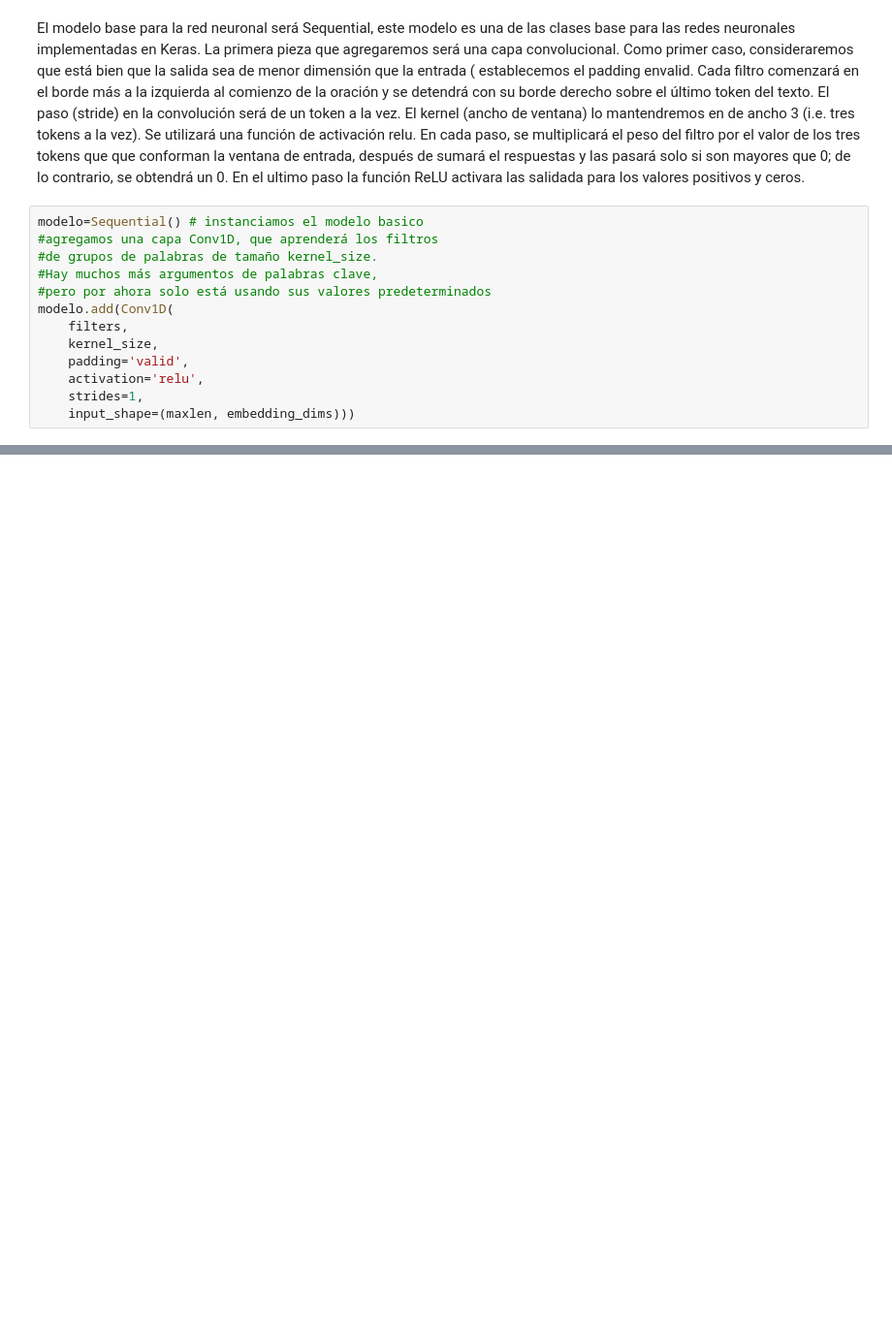
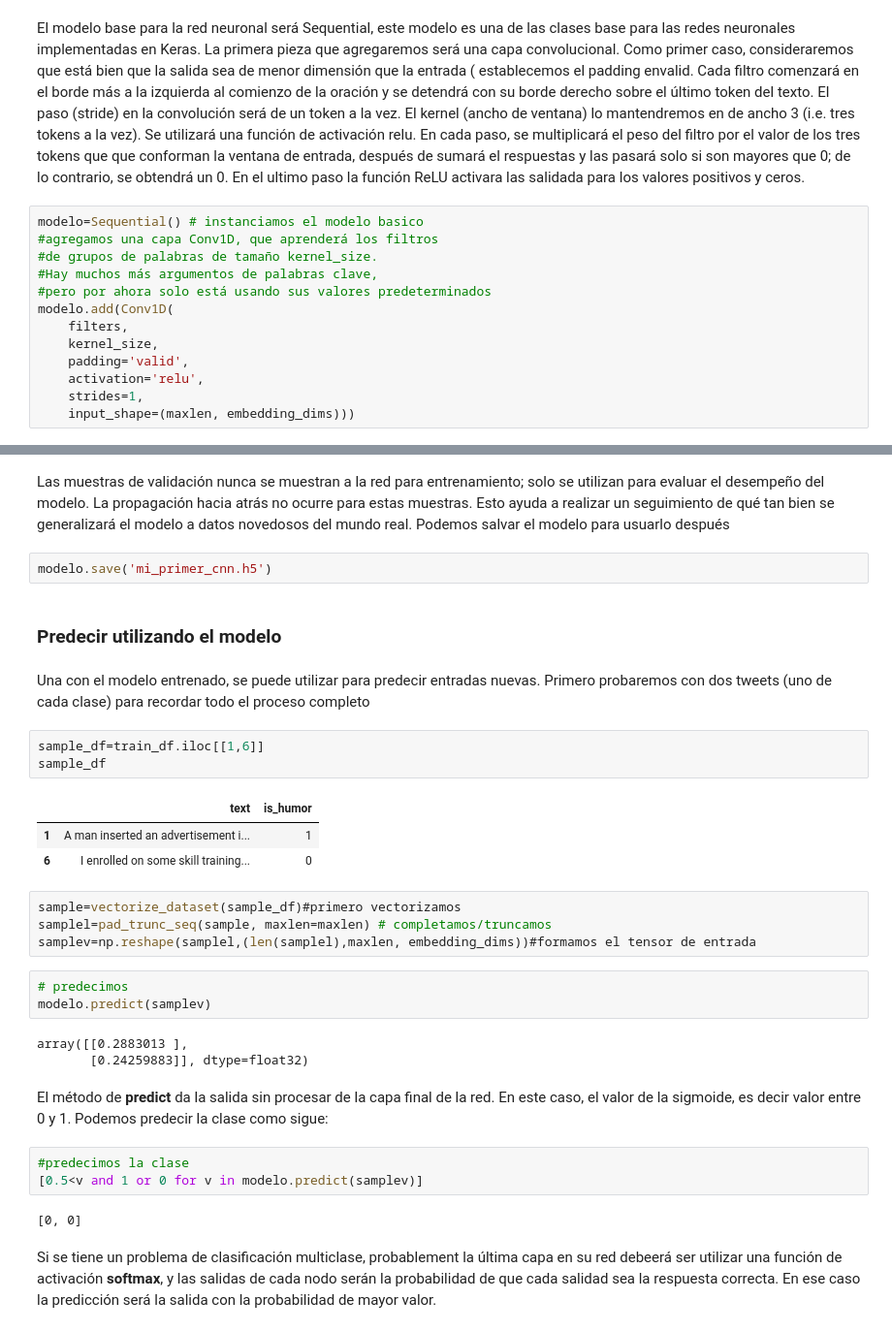
Before and after one commit to kyriox/nlp, a Jupyter notebook: 08_CNN_en_texto.ipynb, the cells around one changed output, grey strips where cells are left out. Shown at 97% size. Saved outputs shown, nothing was run; the diff lists cells and outputs as text; blank space fills up the shorter version.

```diff
--- a/08_CNN_en_texto.ipynb
+++ b/08_CNN_en_texto.ipynb
@@ -315,0 +459,34 @@ modelo.add(Conv1D(
+# %% [markdown]
+Las muestras de validación nunca se muestran a la red para entrenamiento; solo se utilizan para evaluar el desempeño del modelo. La propagación hacia atrás no ocurre para estas muestras. Esto ayuda a realizar un seguimiento de qué tan bien se generalizará el modelo a datos novedosos del mundo real. Podemos salvar el modelo para usuarlo después
+# %%
+modelo.save('mi_primer_cnn.h5')
+# %% [markdown]
+### Predecir utilizando el modelo
+# %% [markdown]
+Una con el modelo entrenado, se puede utilizar para predecir entradas nuevas. Primero probaremos con dos tweets (uno de cada clase) para recordar todo el proceso completo
+# %%
+sample_df=train_df.iloc[[1,6]]
+sample_df
+# %% [output]
+|  | text | is_humor |
+| 1 | A man inserted an advertisement i... | 1 |
+| 6 | I enrolled on some skill training... | 0 |
+# %%
+sample=vectorize_dataset(sample_df)#primero vectorizamos
+samplel=pad_trunc_seq(sample, maxlen=maxlen) # completamos/truncamos
+samplev=np.reshape(samplel,(len(samplel),maxlen, embedding_dims))#formamos el tensor de entrada
+# %%
+# predecimos
+modelo.predict(samplev)
+# %% [output]
+array([[0.2883013 ],
+       [0.24259883]], dtype=float32)
+# %% [markdown]
+El método de **predict** da la salida sin procesar de la capa final de la red. En este caso, el valor de la sigmoide, es decir valor entre 0 y 1. Podemos predecir la clase como sigue:
+# %%
+#predecimos la clase
+[0.5<v and 1 or 0 for v in modelo.predict(samplev)]
+# %% [output]
+[0, 0]
+# %% [markdown]
+Si se tiene un problema de clasificación multiclase, probablement la última capa en su red debeerá ser utilizar una función de activación **softmax**, y las salidas de cada nodo serán la probabilidad  de que cada salidad sea la respuesta correcta. En ese caso la predicción será la salida  con la probabilidad de mayor valor.
```
Also changed, not shown: parts of 56 cells of this notebook, 1 other file.
